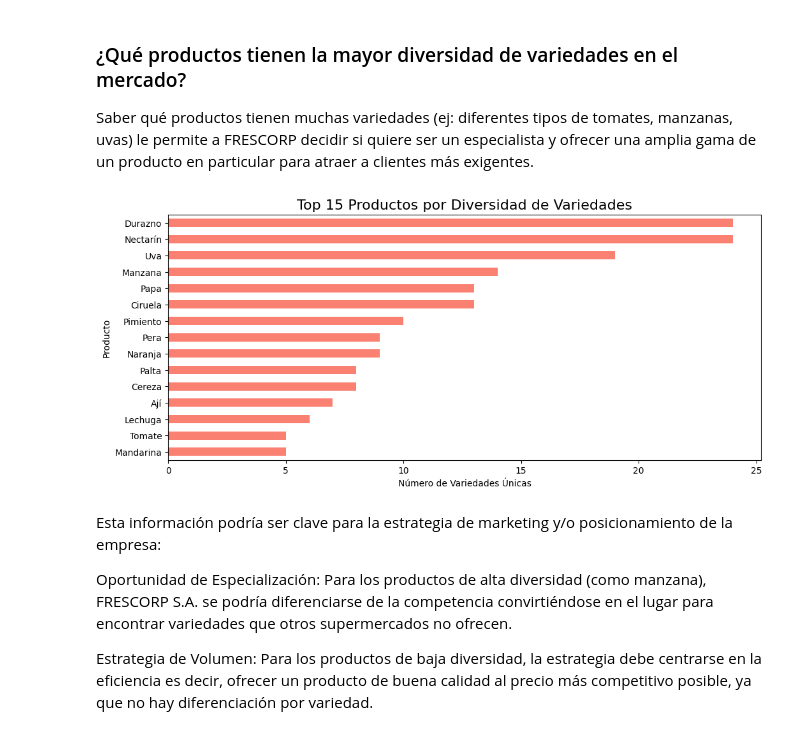
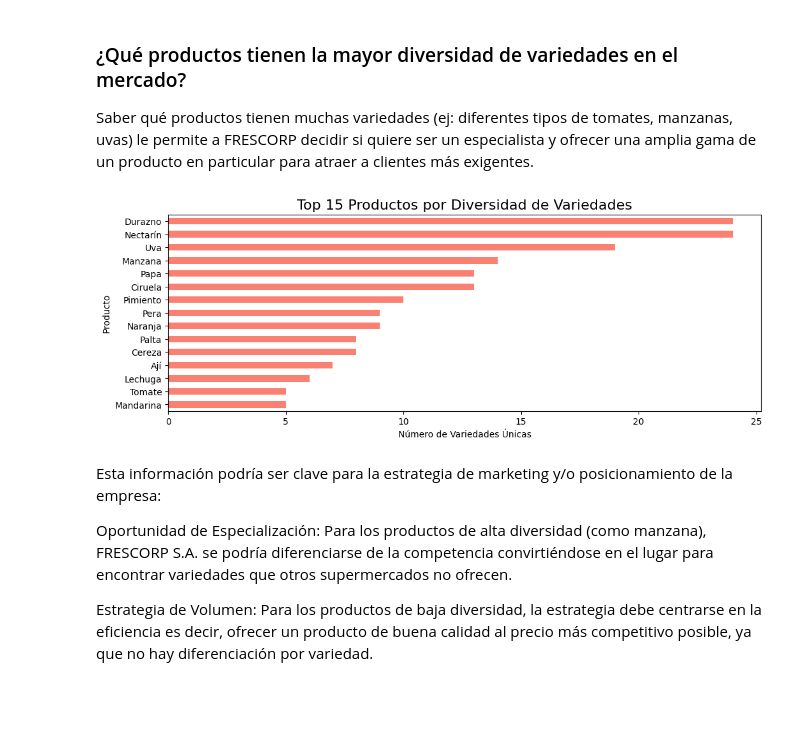
Before and after one commit to Ricardouchub/Analisis-Estrategico-de-Precios, a Jupyter notebook: Análisis Estratégico de Precios Mayoristas para el Sector Retail de Frutas y Hortalizas.ipynb, the cells around one changed output. Saved outputs shown, nothing was run; the diff lists cells and outputs as text; code cells hidden in the pictures; blank space fills up the shorter version.

```diff
--- a/Análisis Estratégico de Precios Mayoristas para el Sector Retail de Frutas y Hortalizas.ipynb
+++ b/Análisis Estratégico de Precios Mayoristas para el Sector Retail de Frutas y Hortalizas.ipynb
@@ -801,19 +801,19 @@ Saber qué productos tienen muchas variedades (ej: diferentes tipos de tomates,
 # %%
 # Filtramos para excluir las variedades "Sin especificar" que no aportan información
 df_variedades = df1[df1['variedad_tipo'] != 'Sin especificar']
 
 # Contamos las variedades únicas para cada producto
 conteo_variedades = df_variedades.groupby('producto')['variedad_tipo'].nunique().sort_values()
 
 # Creamos el gráfico de barras para los productos con más variedades
-plt.figure(figsize=(12, 5))
+plt.figure(figsize=(12, 4))
 conteo_variedades.tail(15).plot(kind='barh', color='salmon')
 plt.title('Top 15 Productos por Diversidad de Variedades', fontsize=16)
 plt.xlabel('Número de Variedades Únicas')
 plt.ylabel('Producto')
 plt.show()
 # %% [output]
-[figure, old version]
+[figure, new version]
 # %% [markdown]
 Esta información podría ser clave para la estrategia de marketing y/o posicionamiento de la empresa:
 
```
Also changed, not shown: parts of 4 cells of this notebook.
